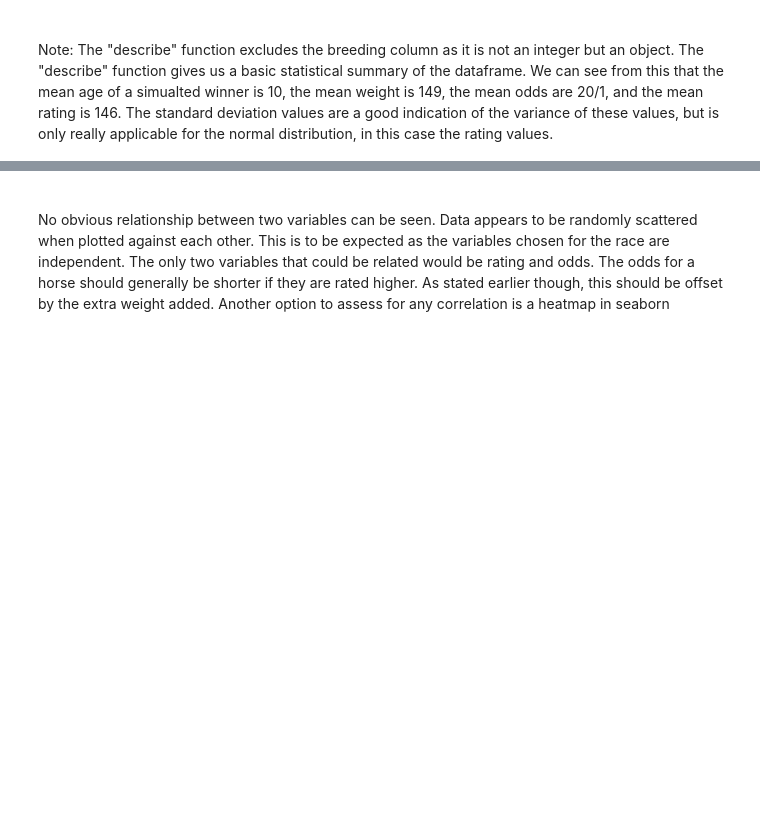
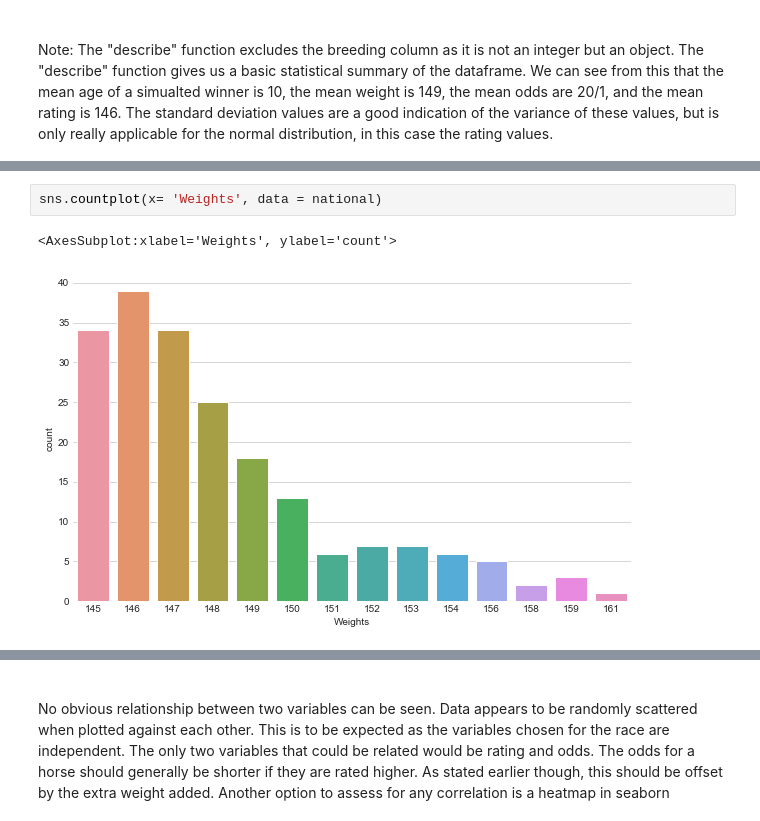
Before and after one commit to G00398275/PFDA-Simulate, a Jupyter notebook: Simulate.ipynb, the cells around one changed output, grey strips where cells are left out. Cells and saved outputs as stored; diff of their text form; blank space fills up the shorter version.

```diff
--- a/Simulate.ipynb
+++ b/Simulate.ipynb
@@ -467,0 +494,5 @@ The "describe" function gives us a basic statistical summary of the dataframe. W
+# %%
+sns.countplot(x= 'Weights', data = national)
+# %% [output]
+<AxesSubplot:xlabel='Weights', ylabel='count'>
+[figure, added]
```
Also changed, not shown: parts of 22 cells of this notebook, 1 other file.
